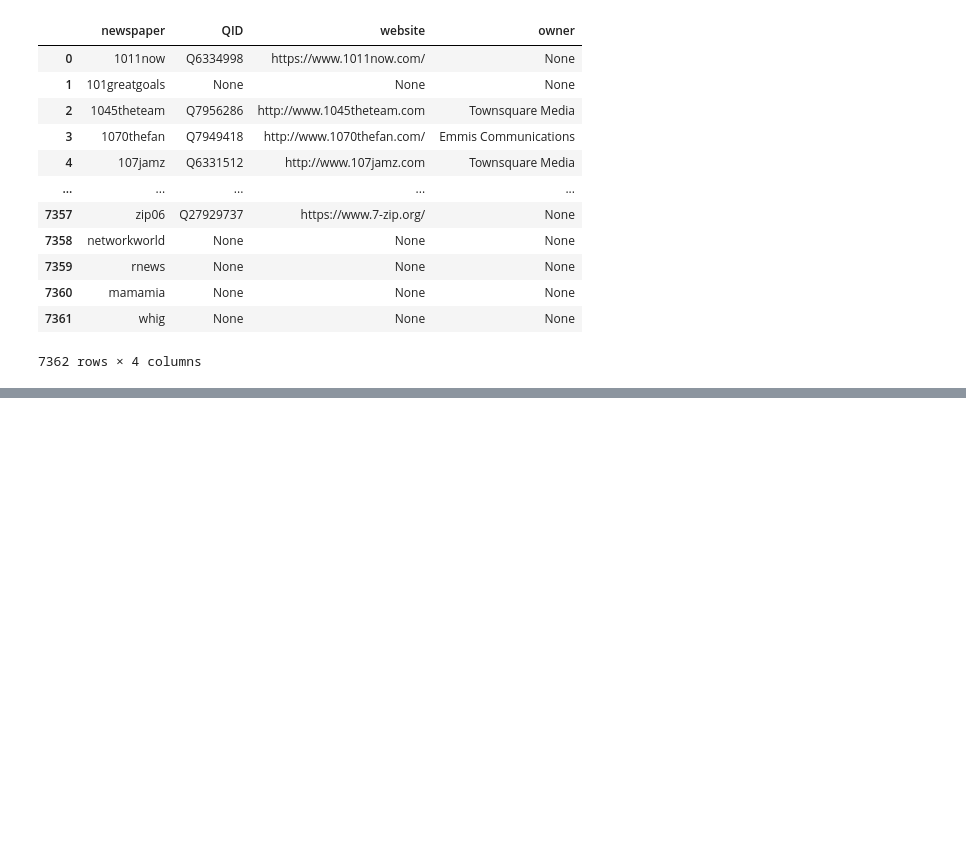
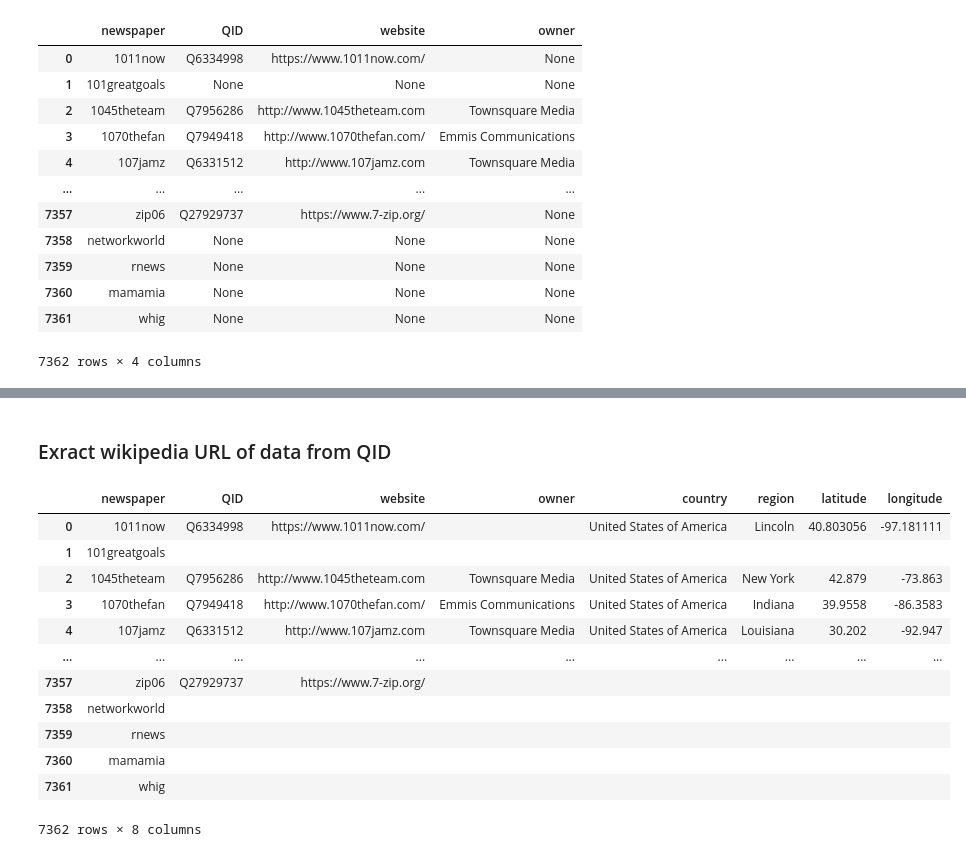
Before and after one commit to epfl-ada/ada-2021-project-mahj, a Jupyter notebook: Wikidata_scraping.ipynb, the cells around one changed output, grey strips where cells are left out. Saved outputs shown, nothing was run; the diff lists cells and outputs as text; code cells hidden in the pictures; blank space fills up the shorter version.

```diff
--- a/Wikidata_scraping.ipynb
+++ b/Wikidata_scraping.ipynb
@@ -394,0 +407,20 @@ group_size[group_size>1].sum()
+# %% [markdown]
+### Exract wikipedia URL of data from QID
+# %%
+df = pd.read_csv('processed_data/newspaper-infos.csv')
+df = df.fillna('')
+df
+# %% [output]
+|  | newspaper | QID | website | owner | country | region | latitude | longitude |
+| 0 | 1011now | Q6334998 | https://www.1011now.com/ |  | United States of America | Lincoln | 40.803056 | -97.181111 |
+| 1 | 101greatgoals |  |  |  |  |  |  |  |
+| 2 | 1045theteam | Q7956286 | http://www.1045theteam.com | Townsquare Media | United States of America | New York | 42.879 | -73.863 |
+| 3 | 1070thefan | Q7949418 | http://www.1070thefan.com/ | Emmis Communications | United States of America | Indiana | 39.9558 | -86.3583 |
+| 4 | 107jamz | Q6331512 | http://www.107jamz.com | Townsquare Media | United States of America | Louisiana | 30.202 | -92.947 |
+| ... | ... | ... | ... | ... | ... | ... | ... | ... |
+| 7357 | zip06 | Q27929737 | https://www.7-zip.org/ |  |  |  |  |  |
+| 7358 | networkworld |  |  |  |  |  |  |  |
+| 7359 | rnews |  |  |  |  |  |  |  |
+| 7360 | mamamia |  |  |  |  |  |  |  |
+| 7361 | whig |  |  |  |  |  |  |  |
+7362 rows × 8 columns
```
Also changed, not shown: parts of 26 cells of this notebook.
